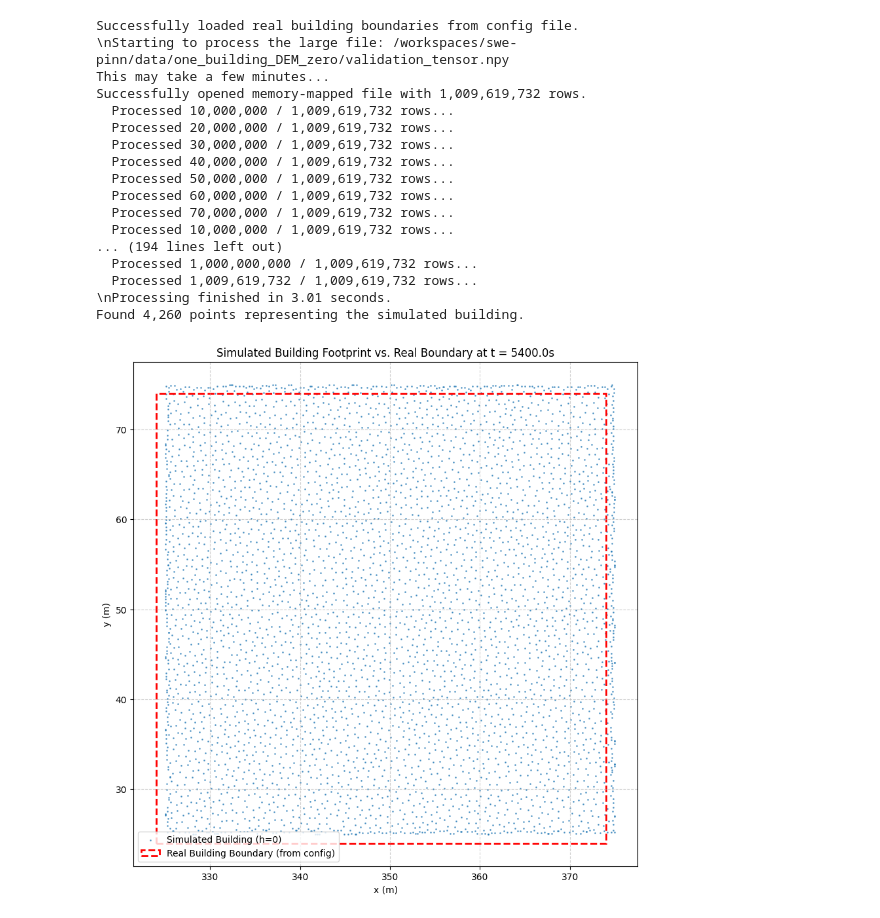
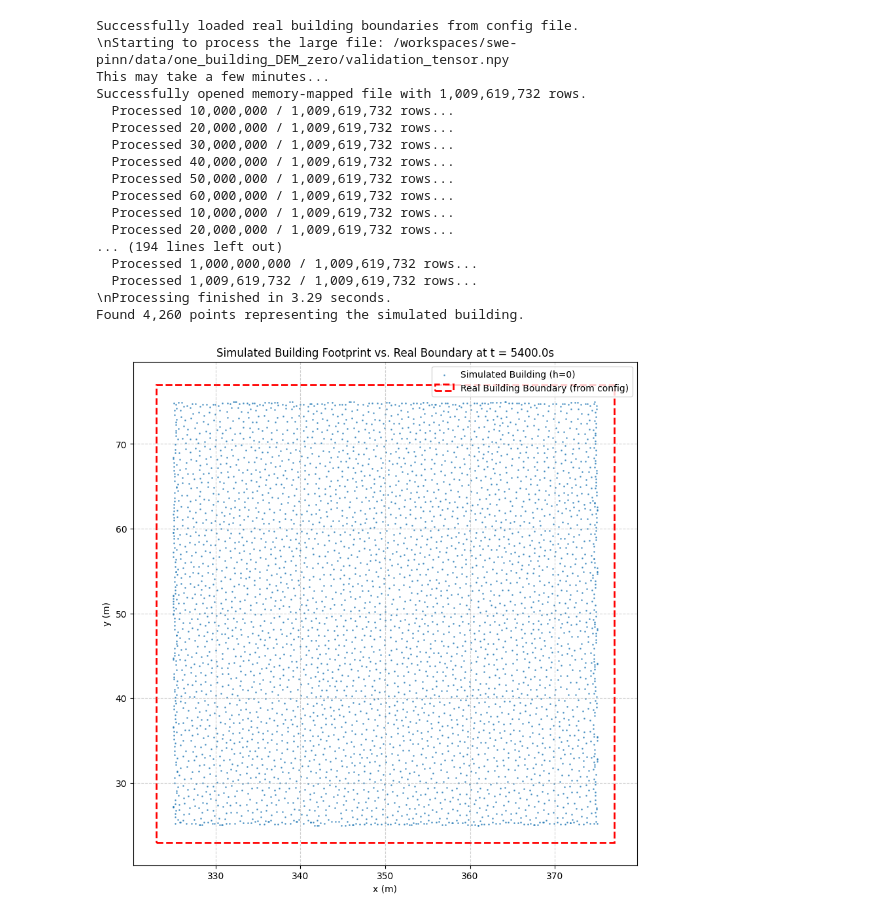
Before and after one commit to zeinali72/swe-pinn, a Jupyter notebook: notebook/data_preprocessing.ipynb, the cells around one changed output. Drawn from its saved outputs; the diff is of its cells as text; code cells hidden in the pictures.

```diff
--- a/notebook/data_preprocessing.ipynb
+++ b/notebook/data_preprocessing.ipynb
@@ -67,10 +67,10 @@ try:
     with open(CONFIG_FILE_PATH, 'r') as f:
         config = yaml.safe_load(f)
         building_config = config['building']
-        x_min = building_config['x_min'] - 1
-        x_max = building_config['x_max'] + 1
-        y_min = building_config['y_min'] - 1
-        y_max = building_config['y_max'] + 1
+        x_min = building_config['x_min'] - 2
+        x_max = building_config['x_max'] + 2
+        y_min = building_config['y_min'] - 2
+        y_max = building_config['y_max'] + 2
     print("Successfully loaded real building boundaries from config file.")
 except FileNotFoundError:
     print(f"ERROR: Config file not found at {CONFIG_FILE_PATH}")
@@ -136,33 +136,33 @@ try:
         ax.set_xlabel('x (m)')
         ax.set_ylabel('y (m)')
         ax.grid(True, linestyle='--', alpha=0.6)
         ax.set_aspect('equal', adjustable='box')
         ax.legend()
         plt.show()
 
     else:
         print(f"No data points found for t = {TARGET_TIME}s where h = 0.")
 
 except FileNotFoundError:
     print(f"ERROR: The validation file was not found at {VALIDATION_FILE_PATH}")
 except Exception as e:
     print(f"An unexpected error occurred: {e}")
 # %% [output]
 Successfully loaded real building boundaries from config file.
 \nStarting to process the large file: /workspaces/swe-pinn/data/one_building_DEM_zero/validation_tensor.npy
 This may take a few minutes...
 Successfully opened memory-mapped file with 1,009,619,732 rows.
   Processed 10,000,000 / 1,009,619,732 rows...
   Processed 20,000,000 / 1,009,619,732 rows...
   Processed 30,000,000 / 1,009,619,732 rows...
   Processed 40,000,000 / 1,009,619,732 rows...
   Processed 50,000,000 / 1,009,619,732 rows...
   Processed 60,000,000 / 1,009,619,732 rows...
-  Processed 70,000,000 / 1,009,619,732 rows...
   Processed 10,000,000 / 1,009,619,732 rows...
+  Processed 20,000,000 / 1,009,619,732 rows...
 ... (194 lines left out)
   Processed 1,000,000,000 / 1,009,619,732 rows...
   Processed 1,009,619,732 / 1,009,619,732 rows...
-\nProcessing finished in 3.01 seconds.
+\nProcessing finished in 3.29 seconds.
 Found 4,260 points representing the simulated building.
-[figure, old version]
+[figure, new version]
```
Also changed, not shown: 1 other file.
